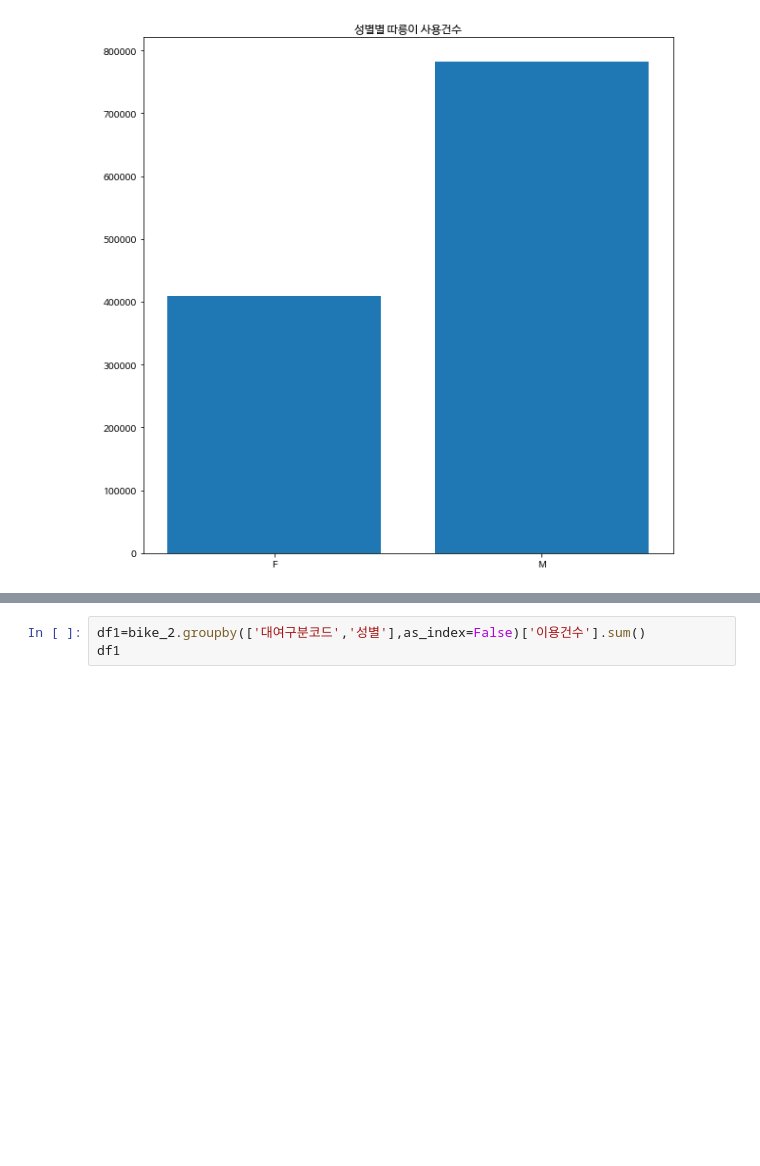
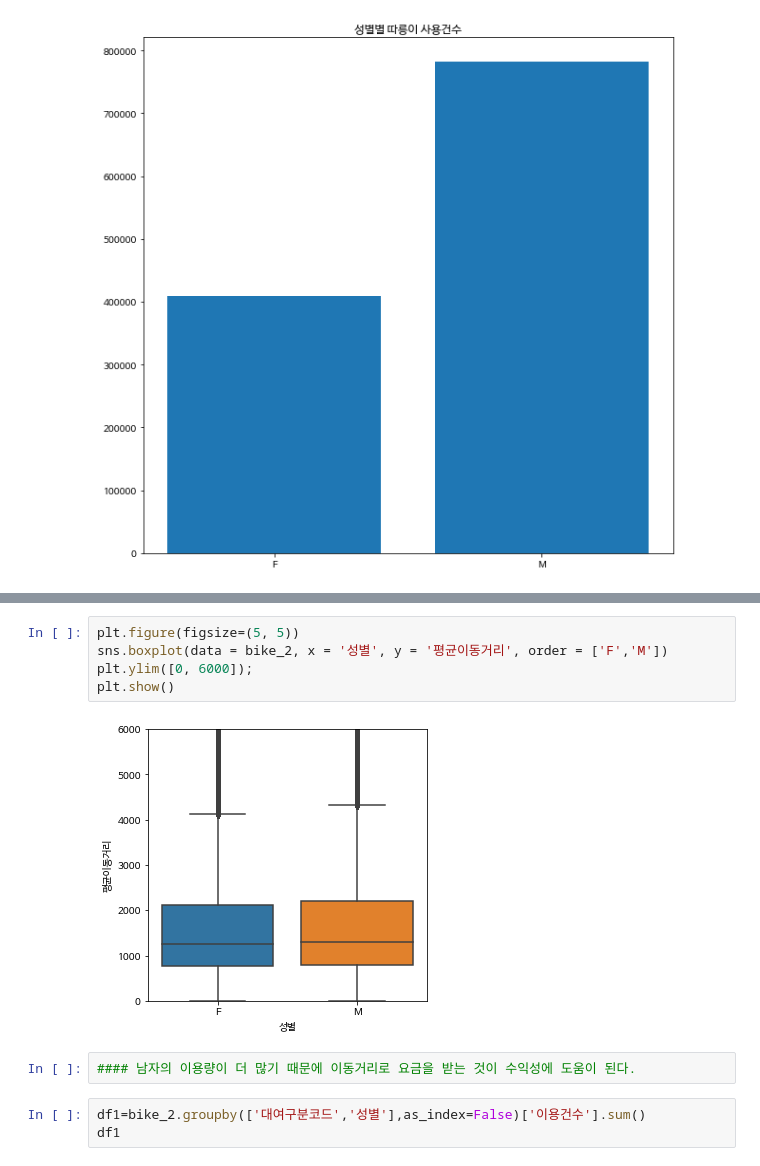
Before and after one commit to Aimerlee123/Python-teamproject, a Jupyter notebook: 파이썬_팀_프로젝트.ipynb, the cells around one changed output, grey strips where cells are left out. Drawn from its saved outputs; the diff is of its cells as text; blank space fills up the shorter version.

```diff
--- a/파이썬_팀_프로젝트.ipynb
+++ b/파이썬_팀_프로젝트.ipynb
@@ -100,3 +145,12 @@ bike_2.groupby('성별').agg({'이동거리(M)':['min','max','mean'],'이용시
+# %%
+plt.figure(figsize=(5, 5))
+sns.boxplot(data = bike_2, x = '성별', y = '평균이동거리', order = ['F','M'])
+plt.ylim([0, 6000]);
+plt.show()
+# %% [output]
+[figure, added]
+# %%
+#### 남자의 이용량이 더 많기 때문에 이동거리로 요금을 받는 것이 수익성에 도움이 된다.
 # %%
 df1=bike_2.groupby(['대여구분코드','성별'],as_index=False)['이용건수'].sum()
 df1
```
Also changed, not shown: parts of 18 cells of this notebook.
